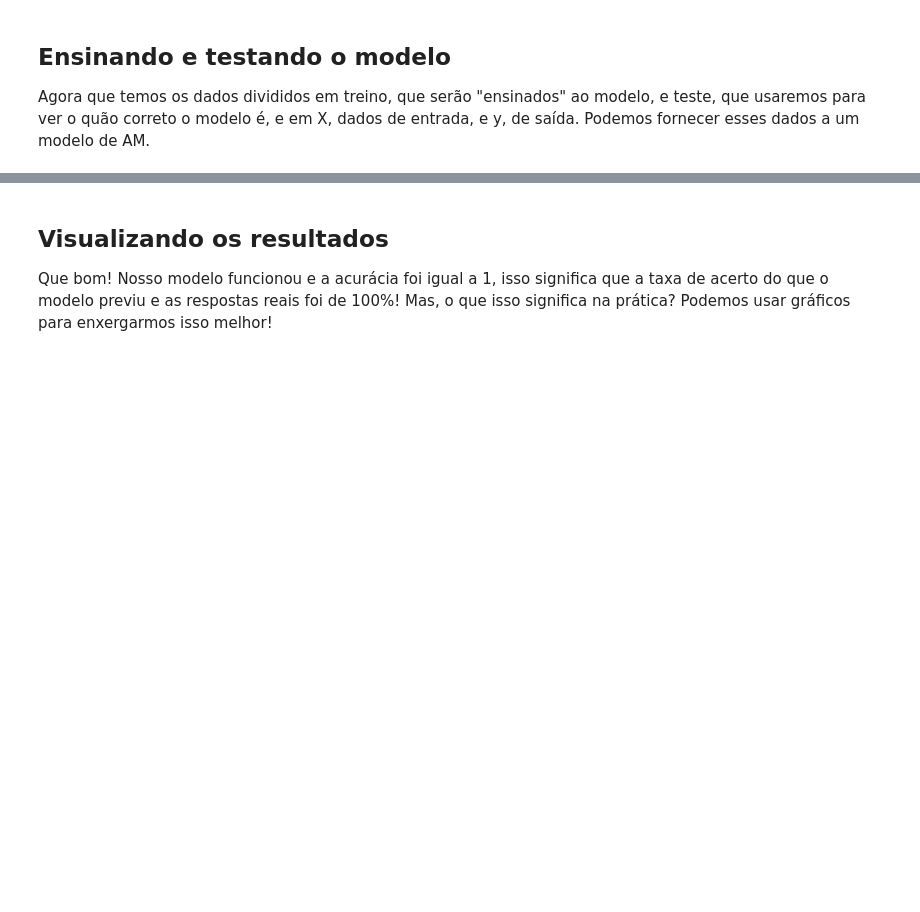
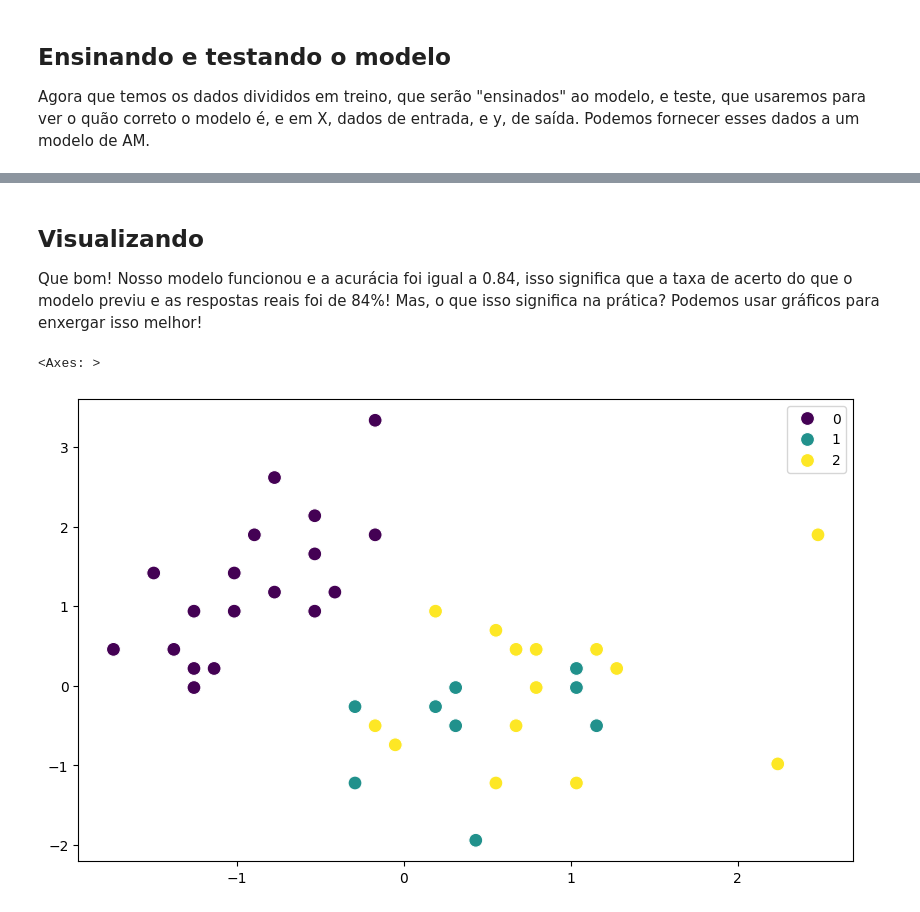
Before and after one commit to henriquemargotte/Aprendizado-de-Maquina-2025-2, a Jupyter notebook: Lab1/lab1.ipynb, the cells around one changed output, grey strips where cells are left out. Drawn from its saved outputs; the diff is of its cells as text; code cells hidden in the pictures; blank space fills up the shorter version.

```diff
--- a/Lab1/lab1.ipynb
+++ b/Lab1/lab1.ipynb
@@ -61,7 +61,14 @@ weighted avg       1.00      1.00      1.00        45
 # %% [markdown]
-## Visualizando os resultados
-Que bom! Nosso modelo funcionou e a acurácia foi igual a 1, isso significa que a taxa de acerto do que o modelo previu e as respostas reais foi de 100%!
-Mas, o que isso significa na prática? Podemos usar gráficos para enxergarmos isso melhor!
+## Visualizando
+Que bom! Nosso modelo funcionou e a acurácia foi igual a 0.84, isso significa que a taxa de acerto do que o modelo previu e as respostas reais foi de 84%!
+Mas, o que isso significa na prática? Podemos usar gráficos para enxergar isso melhor!
+# %%
+# Visalizando o modelo
+plt.figure(figsize=(10, 6))
+sns.scatterplot(x=X_test[:, 0], y=X_test[:, 1], hue=y_pred, palette='viridis', s=100)
+# %% [output]
+<Axes: >
+[figure, added]
 # %%
 # Visualizando os resultados
 print("Resultados do modelo:")
```
Also changed, not shown: parts of 38 cells of this notebook.
